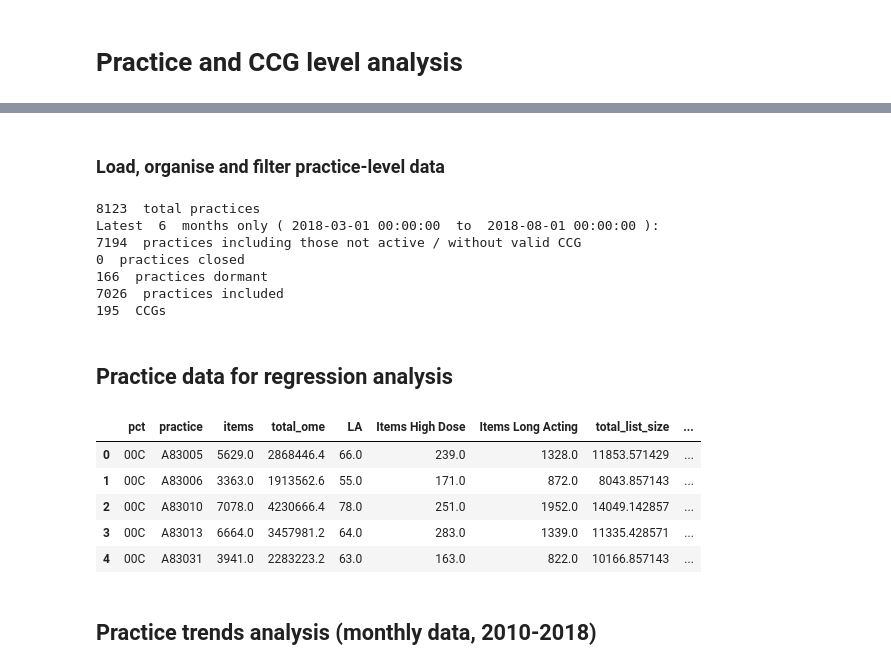
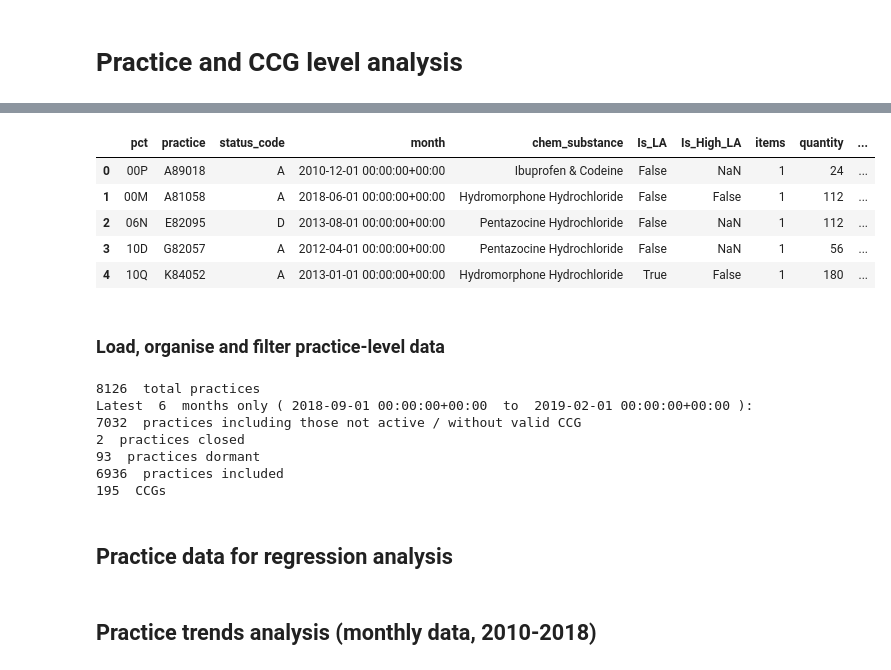
Before and after one commit to ebmdatalab/opioid_prescribing_paper, a Jupyter notebook: analysis/Opioids - updated analysis.ipynb, the cells around one changed output, grey strips where cells are left out. Drawn from its saved outputs; the diff is of its cells as text; code cells hidden in the pictures.

```diff
--- a/analysis/Opioids - updated analysis.ipynb
+++ b/analysis/Opioids - updated analysis.ipynb
@@ -627,31 +680,33 @@ pop.head()
+# %%
+df1.head()
+# %% [output]
+|  | pct | practice | status_code | month | chem_substance | Is_LA | Is_High_LA | items | quantity | ... |
+| 0 | 00P | A89018 | A | 2010-12-01 00:00:00+00:00 | Ibuprofen & Codeine | False | NaN | 1 | 24 | ... |
+| 1 | 00M | A81058 | A | 2018-06-01 00:00:00+00:00 | Hydromorphone Hydrochloride | False | False | 1 | 112 | ... |
+| 2 | 06N | E82095 | D | 2013-08-01 00:00:00+00:00 | Pentazocine Hydrochloride | False | NaN | 1 | 112 | ... |
+| 3 | 10D | G82057 | A | 2012-04-01 00:00:00+00:00 | Pentazocine Hydrochloride | False | NaN | 1 | 56 | ... |
+| 4 | 10Q | K84052 | A | 2013-01-01 00:00:00+00:00 | Hydromorphone Hydrochloride | True | False | 1 | 180 | ... |
 # %% [markdown]
 ### Load, organise and filter practice-level data
 # %%
 import pandas as pd
 import numpy as np
 
-# load practice data as CSV (file size does not allow direct load from BigQuery)
-# files were too large to export as a single file from BigQuery so have been split into two:
-df1a = pd.read_csv('opioids_practice_level_extract1.csv')
-df1b = pd.read_csv('opioids_practice_level_extract2.csv')
-
-df1 = pd.concat([df1b,df1a])
 
 # convert dates to datetime format
-df1["month"] = pd.to_datetime(df1.month)
+#df1["month"] = pd.to_datetime(df1.month)
 
 # tidy data and replace nulls with appropriate blanks
-df1["High_LA"] = False
-df1.loc[(df1["Is_High_LA"]=="TRUE")|(df1["Is_High_LA"].astype(str)=="True"),"High_LA"] = True
-df1["LA"] = False
-df1.loc[df1["Is_LA"].astype(str)=="True","LA"] = True
+#df1["High_LA"] = False
+#df1.loc[(df1["Is_High_LA"]=="TRUE")|(df1["Is_High_LA"].astype(str)=="True"),"High_LA"] = True
+#df1["LA"] = False
+#df1.loc[df1["Is_LA"].astype(str)=="True","LA"] = True
 
+from pandas.api.types import is_numeric_dtype
+for y in df1.columns:
+    if is_numeric_dtype(df1[y].dtype):
+          df1[y].fillna(0,inplace=True)
 
-for y in df1.columns:
-    if(df1[y].dtype == np.float64):
-          df1[y].fillna(0,inplace=True)
-    else:
-          df1[y].fillna('none',inplace=True)
 
 # count included practices and CCGs
 print (df1.practice.nunique()," total practices")
@@ -672,43 +727,12 @@ dftest = dftest.loc[(dftest["pct"].str.match(r"([0-9]{2})([A-Za-z])")) & (dftest
 print (dftest.practice.nunique()," practices included")
 print (dftest.pct.nunique()," CCGs")
 # %% [output]
-8123  total practices
-Latest  6  months only ( 2018-03-01 00:00:00  to  2018-08-01 00:00:00 ):
-7194  practices including those not active / without valid CCG
-0  practices closed
-166  practices dormant
-7026  practices included
+8126  total practices
+Latest  6  months only ( 2018-09-01 00:00:00+00:00  to  2019-02-01 00:00:00+00:00 ):
+7032  practices including those not active / without valid CCG
+2  practices closed
+93  practices dormant
+6936  practices included
 195  CCGs
 # %% [markdown]
 ## Practice data for regression analysis
-# %%
-# use data filtered to latest 6 months only, and currently active practices with standard CCG codes.
-tab = dftest.copy()
-tab = tab.drop(["status_code","Is_High_LA","quantity","net_cost","actual_cost"],axis=1)
-
-# create columns for high-dose and long-acting OME
-tab.loc[tab["High_LA"]==True,"Items High Dose"] = tab["items"]
-tab.loc[tab["Is_LA"]==True,"Items Long Acting"] = tab["items"]
-
-# sum to aggregate months and chemical substances together
-tab = tab.fillna(0).drop(["Is_LA","High_LA"],axis=1)
-tab = tab.groupby(["pct","practice"]).sum().reset_index()
-
-# get population size for each practice averaged over latest 6 months
-p2 = pop[["practice","total_list_size","month"]].loc[pop["month"]> df1["month"].max()-pd.DateOffset(months=6)]
-p2 = pd.DataFrame(p2.groupby("practice")["total_list_size"].mean()).reset_index()
-
-tab = tab.merge(p2, on=["practice"])
-tab["OME_per_1000"] = 1000*tab["total_ome"]/tab.total_list_size
-
-tab["Items % High Dose"] = (100*tab["Items High Dose"]/tab["Items Long Acting"])
-
-#tab.to_csv('opioids_practice_level_for_regression_updated.csv')
-tab.head()
-# %% [output]
-|  | pct | practice | items | total_ome | LA | Items High Dose | Items Long Acting | total_list_size | ... |
-| 0 | 00C | A83005 | 5629.0 | 2868446.4 | 66.0 | 239.0 | 1328.0 | 11853.571429 | ... |
-| 1 | 00C | A83006 | 3363.0 | 1913562.6 | 55.0 | 171.0 | 872.0 | 8043.857143 | ... |
-| 2 | 00C | A83010 | 7078.0 | 4230666.4 | 78.0 | 251.0 | 1952.0 | 14049.142857 | ... |
-| 3 | 00C | A83013 | 6664.0 | 3457981.2 | 64.0 | 283.0 | 1339.0 | 11335.428571 | ... |
-| 4 | 00C | A83031 | 3941.0 | 2283223.2 | 63.0 | 163.0 | 822.0 | 10166.857143 | ... |
```
Also changed, not shown: parts of 29 cells of this notebook, 12 other files.
